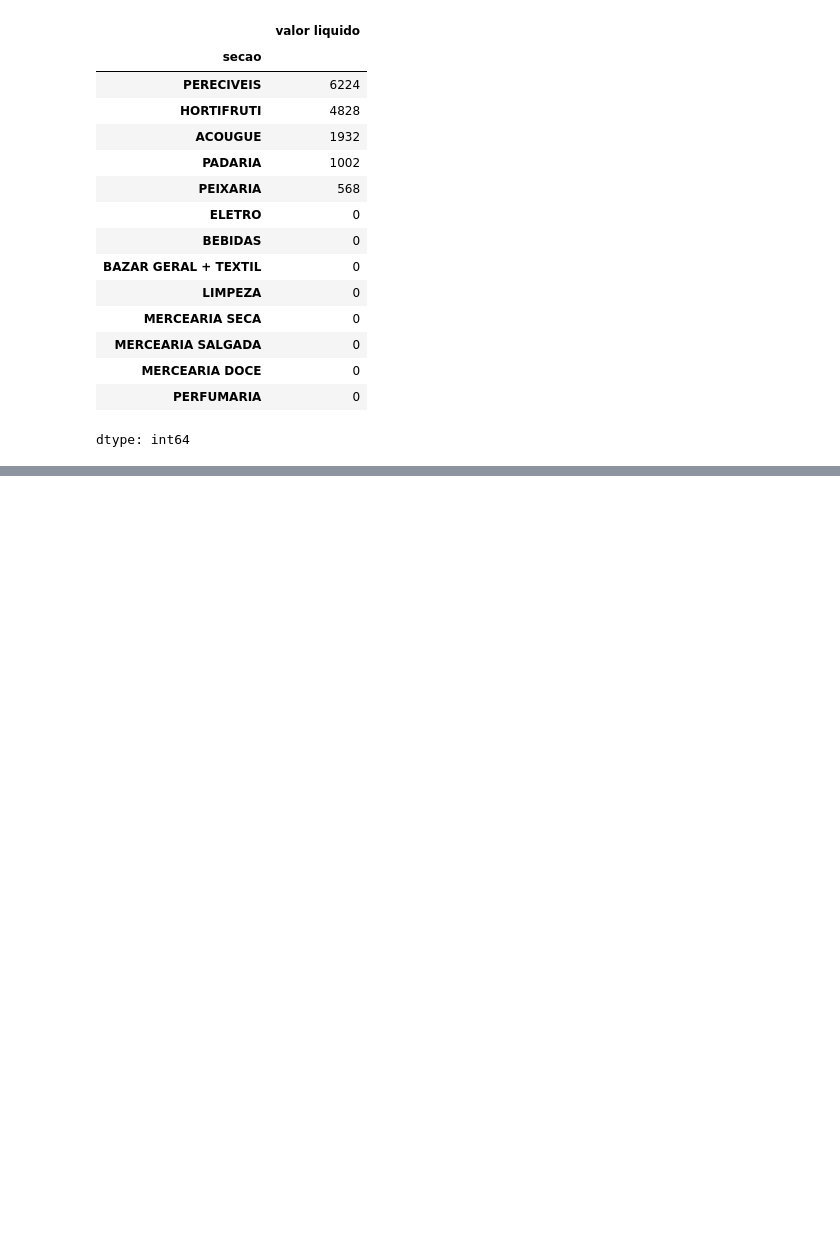
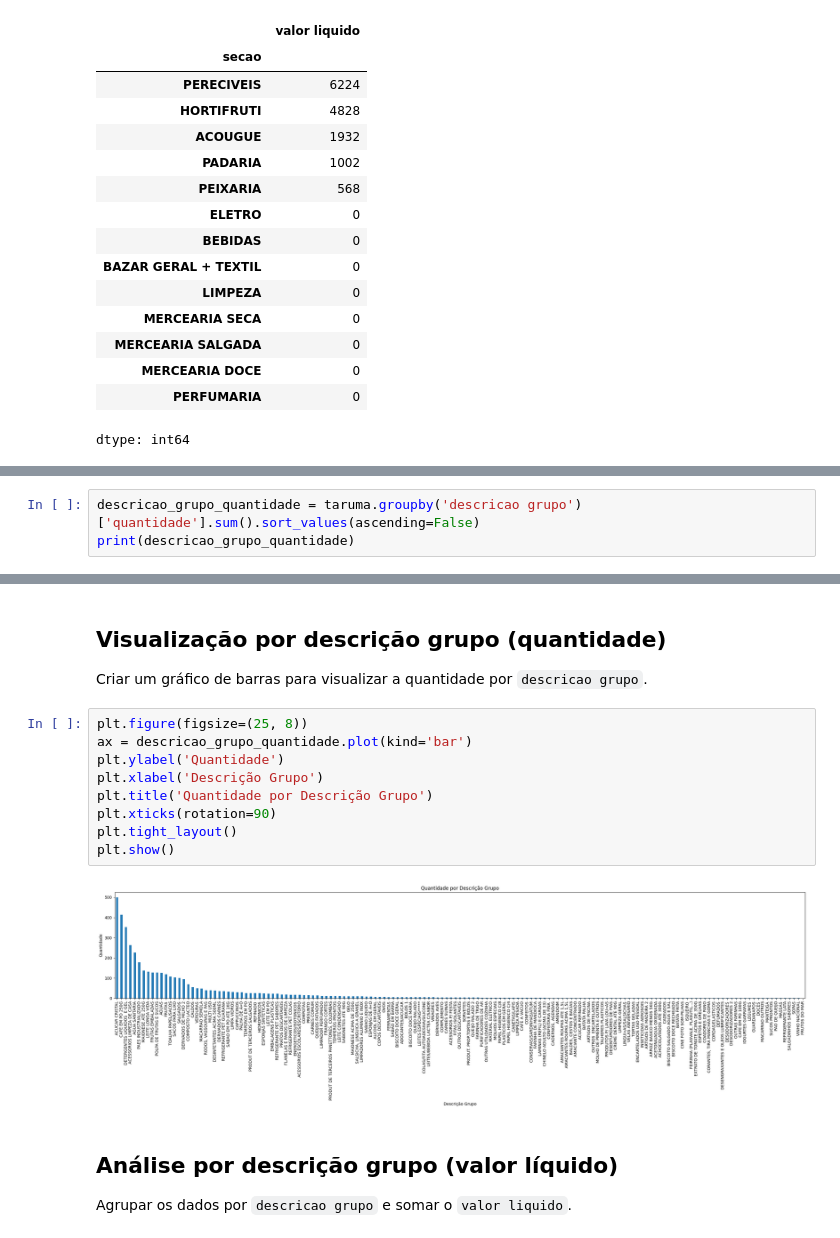
Before and after one commit to rodrigosouza07/Dashboards, a Jupyter notebook: Ljtaruma.ipynb, the cells around one changed output, grey strips where cells are left out. Drawn from its saved outputs; the diff is of its cells as text; blank space fills up the shorter version.

```diff
--- a/Ljtaruma.ipynb
+++ b/Ljtaruma.ipynb
@@ -130,0 +224,3 @@ plt.show()
+# %%
+descricao_grupo_quantidade = taruma.groupby('descricao grupo')['quantidade'].sum().sort_values(ascending=False)
+print(descricao_grupo_quantidade)
@@ -130,0 +241,19 @@ plt.show()
+# %% [markdown]
+## Visualização por descrição grupo (quantidade)
+
+Criar um gráfico de barras para visualizar a quantidade por `descricao grupo`.
+# %%
+plt.figure(figsize=(25, 8))
+ax = descricao_grupo_quantidade.plot(kind='bar')
+plt.ylabel('Quantidade')
+plt.xlabel('Descrição Grupo')
+plt.title('Quantidade por Descrição Grupo')
+plt.xticks(rotation=90)
+plt.tight_layout()
+plt.show()
+# %% [output]
+[figure, added]
+# %% [markdown]
+## Análise por descrição grupo (valor líquido)
+
+Agrupar os dados por `descricao grupo` e somar o `valor liquido`.
```
Also changed, not shown: parts of 19 cells of this notebook.
